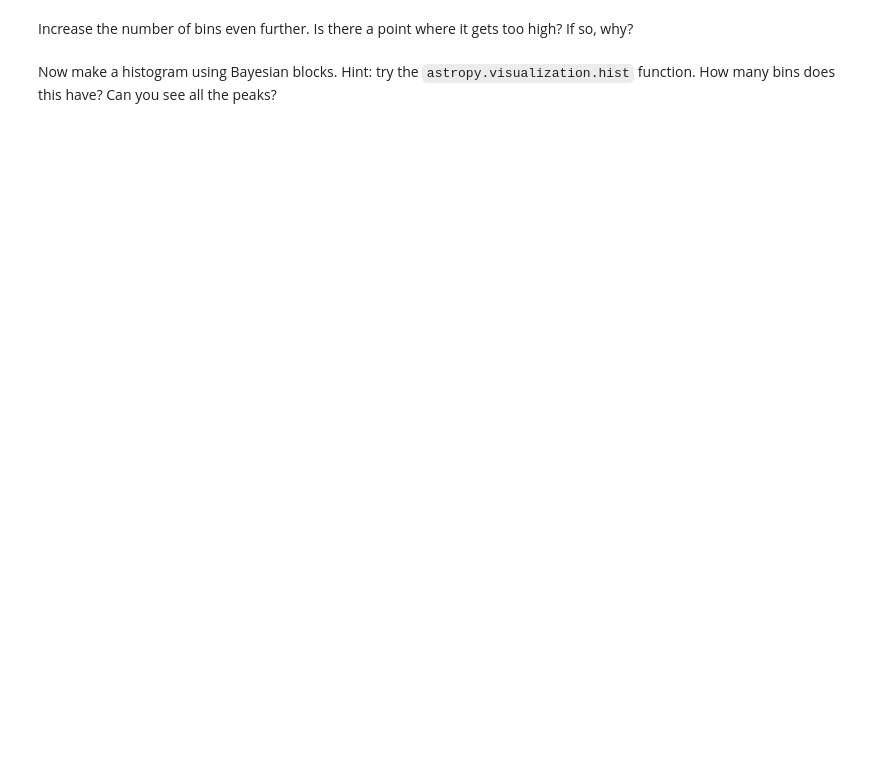
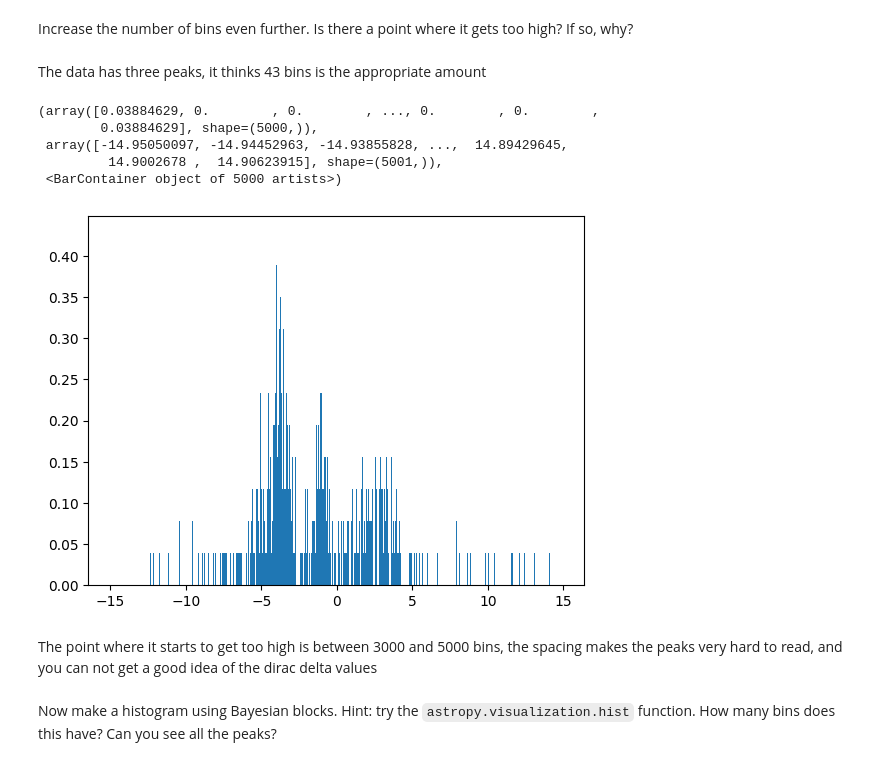
Before and after one commit to ASTR154/nonparametric-modeling, a Jupyter notebook: nonparametric-modeling.ipynb, the cells around one changed output. Cells and saved outputs as stored; diff of their text form; code cells hidden in the pictures; blank space fills up the shorter version.

```diff
--- a/nonparametric-modeling.ipynb
+++ b/nonparametric-modeling.ipynb
@@ -35,3 +44,16 @@ plt.hist(  # complete
+# %% [markdown]
+The data has three peaks, it thinks 43 bins is the appropriate amount
+# %%
+plt.hist(x,density=True, bins =5000)
+# %% [output]
+(array([0.03884629, 0.        , 0.        , ..., 0.        , 0.        ,
+        0.03884629], shape=(5000,)),
+ array([-14.95050097, -14.94452963, -14.93855828, ...,  14.89429645,
+         14.9002678 ,  14.90623915], shape=(5001,)),
+ <BarContainer object of 5000 artists>)
+[figure, added]
+# %% [markdown]
+The point where it starts to get too high is between 3000 and 5000 bins, the spacing makes the peaks very hard to read, and you can not get a good idea of the dirac delta values
 # %% [markdown]
 Now make a histogram using Bayesian blocks. Hint: try the `astropy.visualization.hist` function. How many bins does this have? Can you see all the peaks?
 # %%
```
Also changed, not shown: parts of 28 cells of this notebook.
